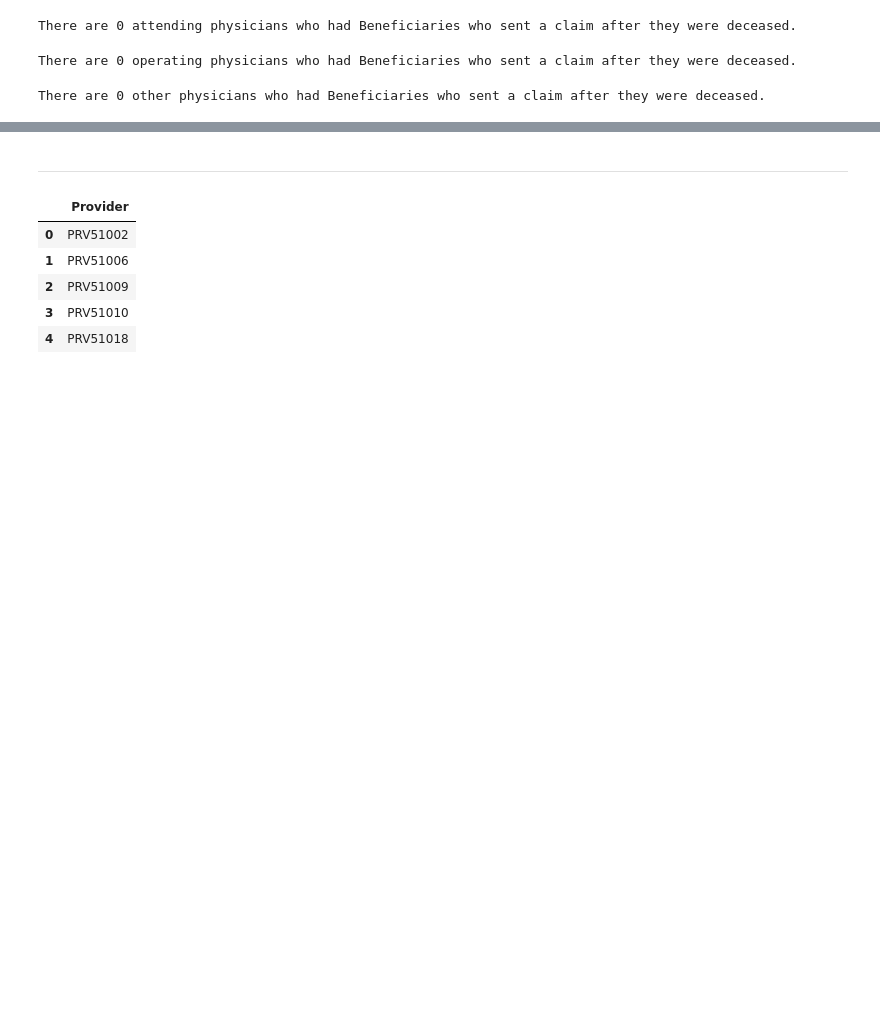
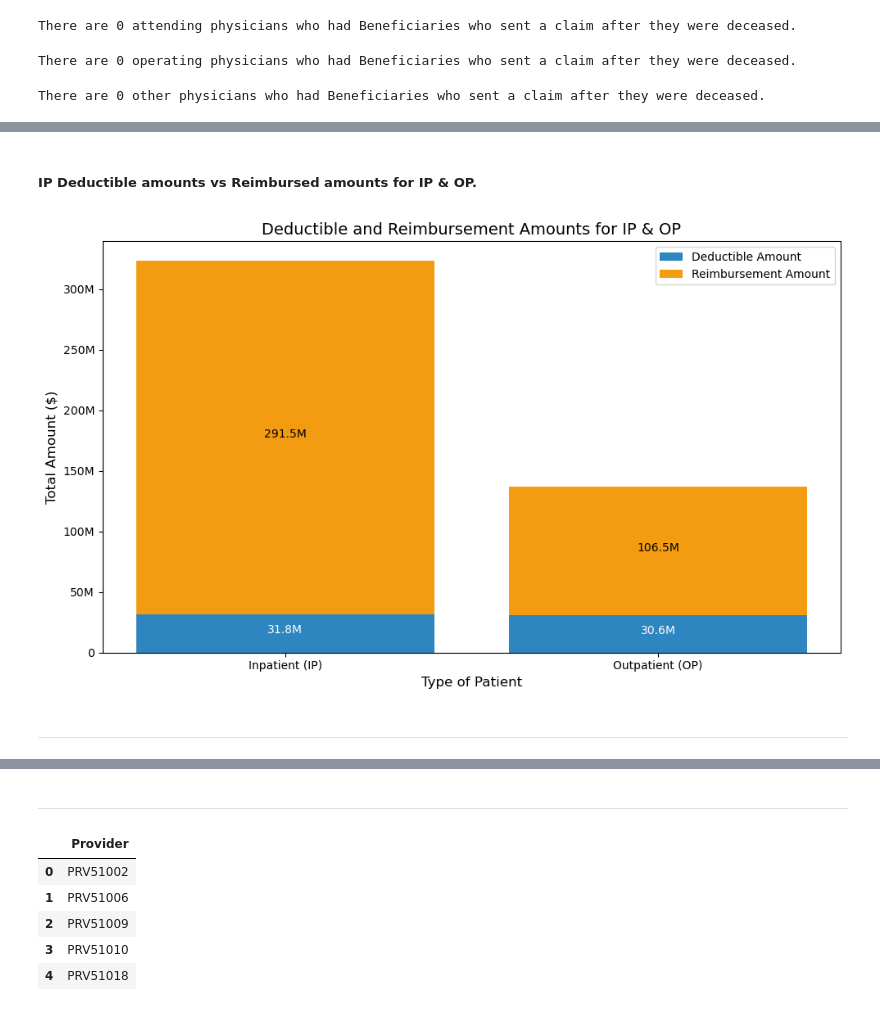
Before and after one commit to CesarChaparro1974/Healthcare-provider-fraud-detection, a Jupyter notebook: notebook.ipynb, the cells around one changed output, grey strips where cells are left out. Saved outputs shown, nothing was run; the diff lists cells and outputs as text; code cells hidden in the pictures; blank space fills up the shorter version.

```diff
--- a/notebook.ipynb
+++ b/notebook.ipynb
@@ -1148,0 +1125,62 @@ plt.show()
+# %% [markdown]
+##### IP Deductible amounts vs Reimbursed amounts for IP & OP.
+# %%
+# Function to format the y-axis labels
+def format_y_axis(value, _):
+    if value >= 1e6:
+        return f'{value / 1e6:.0f}M'
+    elif value >= 1e3:
+        return f'{value / 1e3:.0f}K'
+    else:
+        return f'{value:.0f}'
+
+# Aggregate the data for IP
+ip_total_deductible = test_beneficiary['IPAnnualDeductibleAmt'].sum()
+ip_total_reimbursement = test_beneficiary['IPAnnualReimbursementAmt'].sum()
+
+# Aggregate the data for OP
+op_total_deductible = test_beneficiary['OPAnnualDeductibleAmt'].sum()
+op_total_reimbursement = test_beneficiary['OPAnnualReimbursementAmt'].sum()
+
+# Create a DataFrame for plotting
+plot_data = pd.DataFrame({
+    'Category': ['Inpatient (IP)', 'Outpatient (OP)'],
+    'Deductible Amount': [ip_total_deductible, op_total_deductible],
+    'Reimbursement Amount': [ip_total_reimbursement, op_total_reimbursement]
+})
+
+# Plotting
+plt.figure(figsize=(10, 6))
+
+# Stacked bar chart
+plt.bar(plot_data['Category'], plot_data['Deductible Amount'], label='Deductible Amount', color='#2E86C1')
+plt.bar(plot_data['Category'], plot_data['Reimbursement Amount'],
+        bottom=plot_data['Deductible Amount'], label='Reimbursement Amount', color='#F39C12')
+
+# Add labels and title
+plt.xlabel('Type of Patient', fontsize=12)
+plt.ylabel('Total Amount ($)', fontsize=12)
+plt.title('Deductible and Reimbursement Amounts for IP & OP', fontsize=14)
+
+# Format y-axis labels
+plt.gca().yaxis.set_major_formatter(FuncFormatter(format_y_axis))
+plt.ylabel('Total Amount ($)', fontsize=12)
+
+# Add a legend
+plt.legend()
+
+# Display values on the bars
+for idx, row in plot_data.iterrows():
+    total = row['Deductible Amount'] + row['Reimbursement Amount']
+    plt.text(idx, row['Deductible Amount'] / 2, f'{row["Deductible Amount"] / 1e6:.1f}M', ha='center', color='white', fontsize=10)
+    plt.text(idx, row['Deductible Amount'] + (row['Reimbursement Amount'] / 2), f'{row["Reimbursement Amount"] / 1e6:.1f}M', ha='center', color='black', fontsize=10)
+
+# Improve layout
+plt.tight_layout()
+
+# Show plot
+plt.show()
+# %% [output]
+[figure, added]
+# %% [markdown]
+***
```
Also changed, not shown: parts of 21 cells of this notebook.
